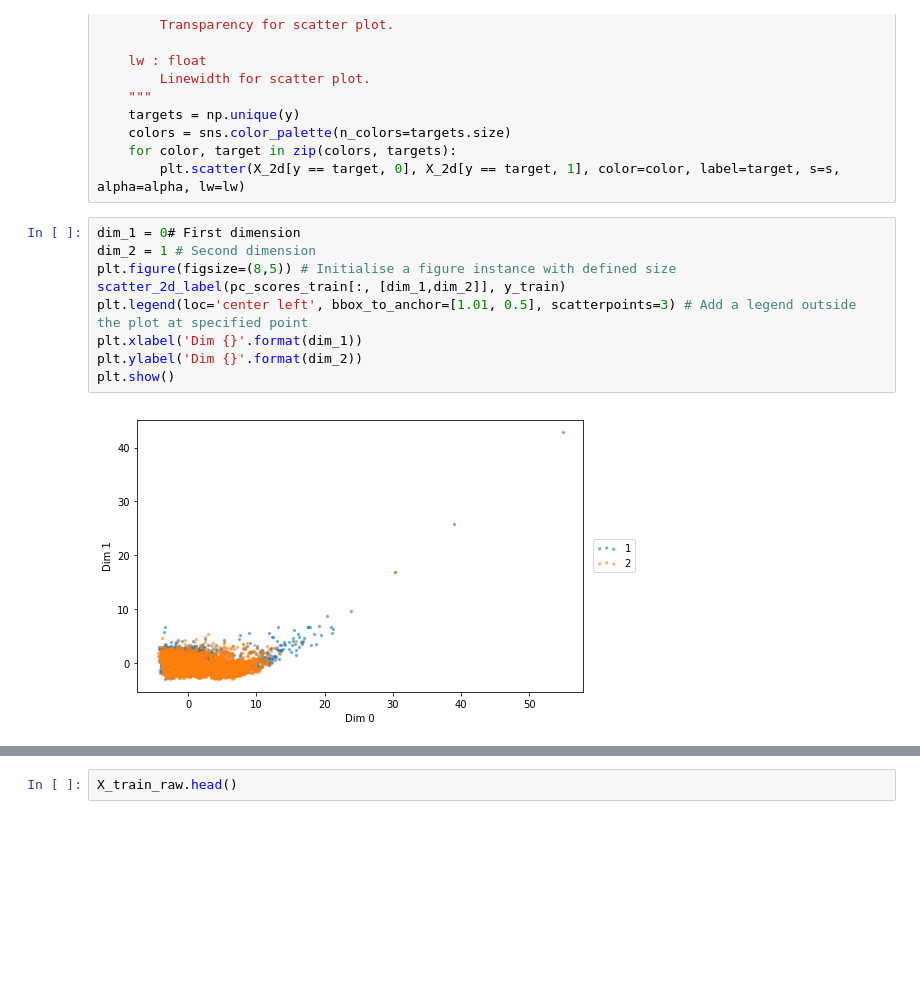
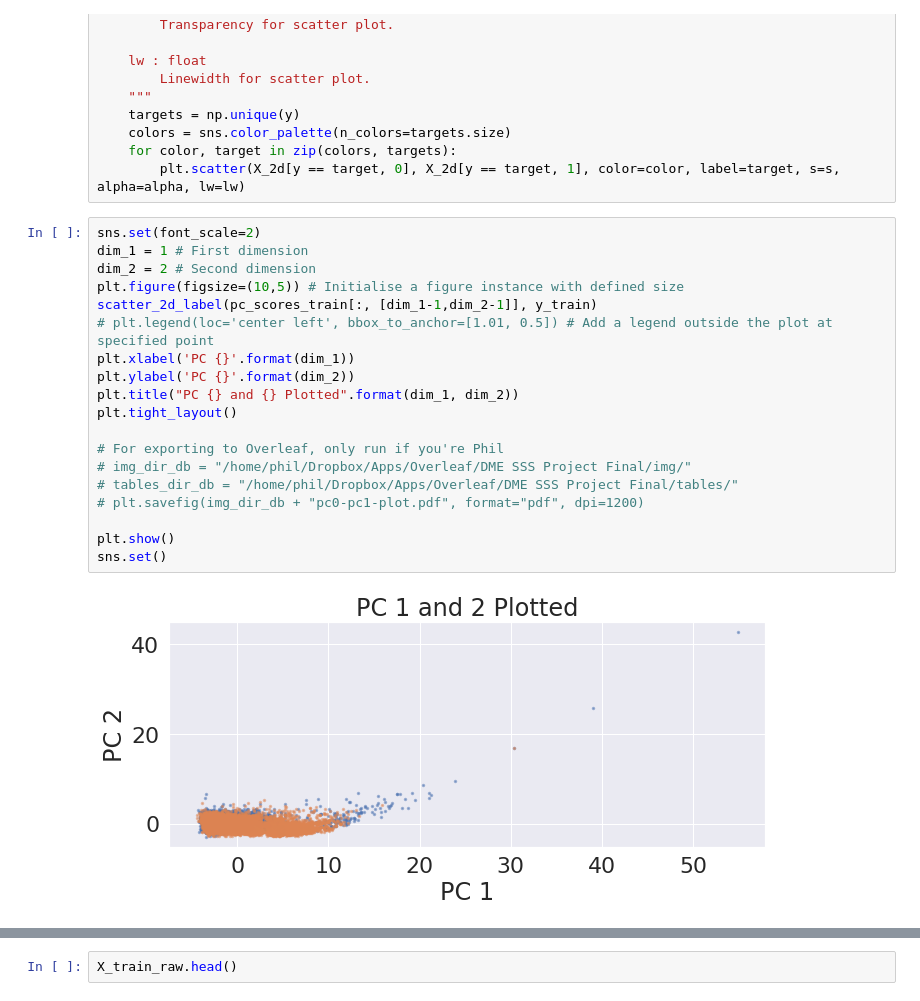
Before and after one commit to imran-marwat/sky-catalogue-classification-project, a Jupyter notebook: notebooks/Untitled2.ipynb, the cells around one changed output, grey strips where cells are left out. Saved outputs shown, nothing was run; the diff lists cells and outputs as text; blank space fills up the shorter version.

```diff
--- a/notebooks/Untitled2.ipynb
+++ b/notebooks/Untitled2.ipynb
@@ -274,13 +299,23 @@ def scatter_2d_label(X_2d, y, s=2, alpha=0.5, lw=2):
     for color, target in zip(colors, targets):
         plt.scatter(X_2d[y == target, 0], X_2d[y == target, 1], color=color, label=target, s=s, alpha=alpha, lw=lw)
 # %%
-dim_1 = 0# First dimension
-dim_2 = 1 # Second dimension
-plt.figure(figsize=(8,5)) # Initialise a figure instance with defined size
-scatter_2d_label(pc_scores_train[:, [dim_1,dim_2]], y_train)
-plt.legend(loc='center left', bbox_to_anchor=[1.01, 0.5], scatterpoints=3) # Add a legend outside the plot at specified point
-plt.xlabel('Dim {}'.format(dim_1))
-plt.ylabel('Dim {}'.format(dim_2))
+sns.set(font_scale=2)
+dim_1 = 1 # First dimension
+dim_2 = 2 # Second dimension
+plt.figure(figsize=(10,5)) # Initialise a figure instance with defined size
+scatter_2d_label(pc_scores_train[:, [dim_1-1,dim_2-1]], y_train)
+# plt.legend(loc='center left', bbox_to_anchor=[1.01, 0.5]) # Add a legend outside the plot at specified point
+plt.xlabel('PC {}'.format(dim_1))
+plt.ylabel('PC {}'.format(dim_2))
+plt.title("PC {} and {} Plotted".format(dim_1, dim_2))
+plt.tight_layout()
+
+# For exporting to Overleaf, only run if you're Phil
+# img_dir_db = "/home/phil/Dropbox/Apps/Overleaf/DME SSS Project Final/img/"
+# tables_dir_db = "/home/phil/Dropbox/Apps/Overleaf/DME SSS Project Final/tables/"
+# plt.savefig(img_dir_db + "pc0-pc1-plot.pdf", format="pdf", dpi=1200)
+
 plt.show()
+sns.set()
 # %% [output]
-[figure, old version]
+[figure, new version]
```
Also changed, not shown: parts of 22 cells of this notebook, 2 other files.
